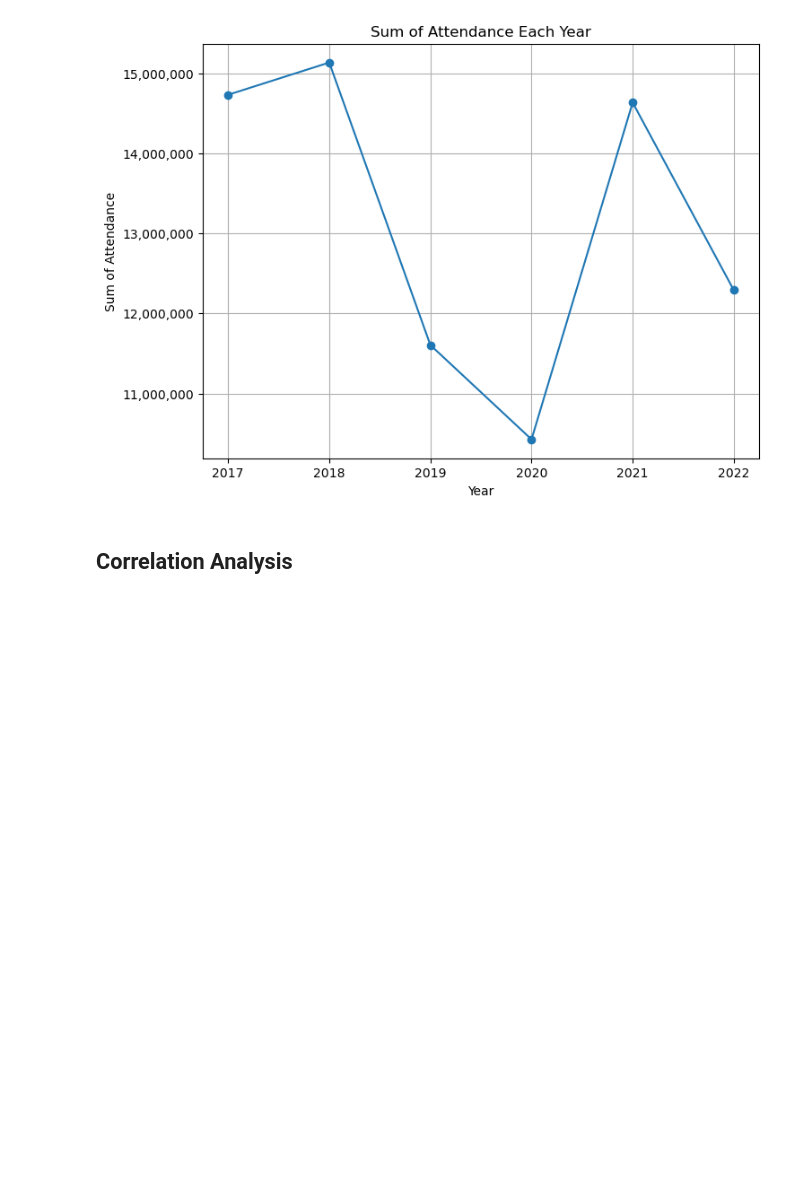
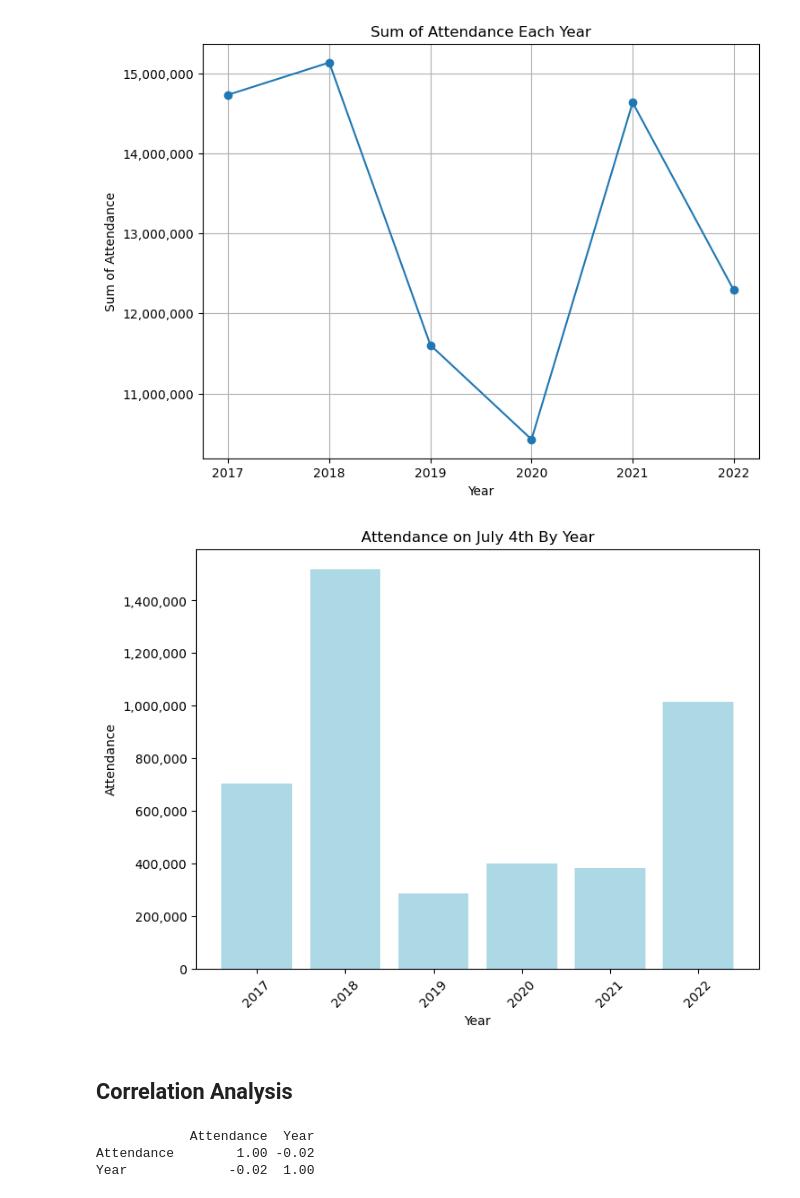
Before and after one commit to anly501/dsan-5000-project-kendallgilbert180, a Jupyter notebook: dsan-website/5000-website/codes/03-data-exploration/eda_2a.ipynb, the cells around one changed output. Drawn from its saved outputs; the diff is of its cells as text; code cells hidden in the pictures; blank space fills up the shorter version.

```diff
--- a/dsan-website/5000-website/codes/03-data-exploration/eda_2a.ipynb
+++ b/dsan-website/5000-website/codes/03-data-exploration/eda_2a.ipynb
@@ -100,5 +77,28 @@ plt.grid(True)
 plt.show()
 # %% [output]
 [figure]
+# %%
+data2a["Date"] = pd.to_datetime(data2a["Date"])
+
+# Filter the DataFrame for Fourth of July (July 4th)
+fourth_of_july_data = data2a[data2a["Date"].dt.month == 7]  # Filter for July
+pd.options.display.float_format = '{:.2f}'.format
+plt.figure(figsize=(8, 6))
+plt.bar(fourth_of_july_data["Year"], fourth_of_july_data["Attendance"], color='#ADD8E6')
+plt.xlabel("Year")
+plt.ylabel("Attendance")
+plt.title("Attendance on July 4th By Year")
+plt.xticks(rotation=45)
+plt.gca().get_yaxis().set_major_formatter(plt.FuncFormatter(lambda x, loc: "{:,}".format(int(x))))
+plt.show()
+# %% [output]
+[figure, added]
 # %% [markdown]
 ## Correlation Analysis
+# %%
+correlation_matrix = data2a[["Attendance", "Year"]].corr()
+print(correlation_matrix)
+# %% [output]
+            Attendance  Year
+Attendance        1.00 -0.02
+Year             -0.02  1.00
```
Also changed, not shown: parts of 11 cells of this notebook, 29 other files.
